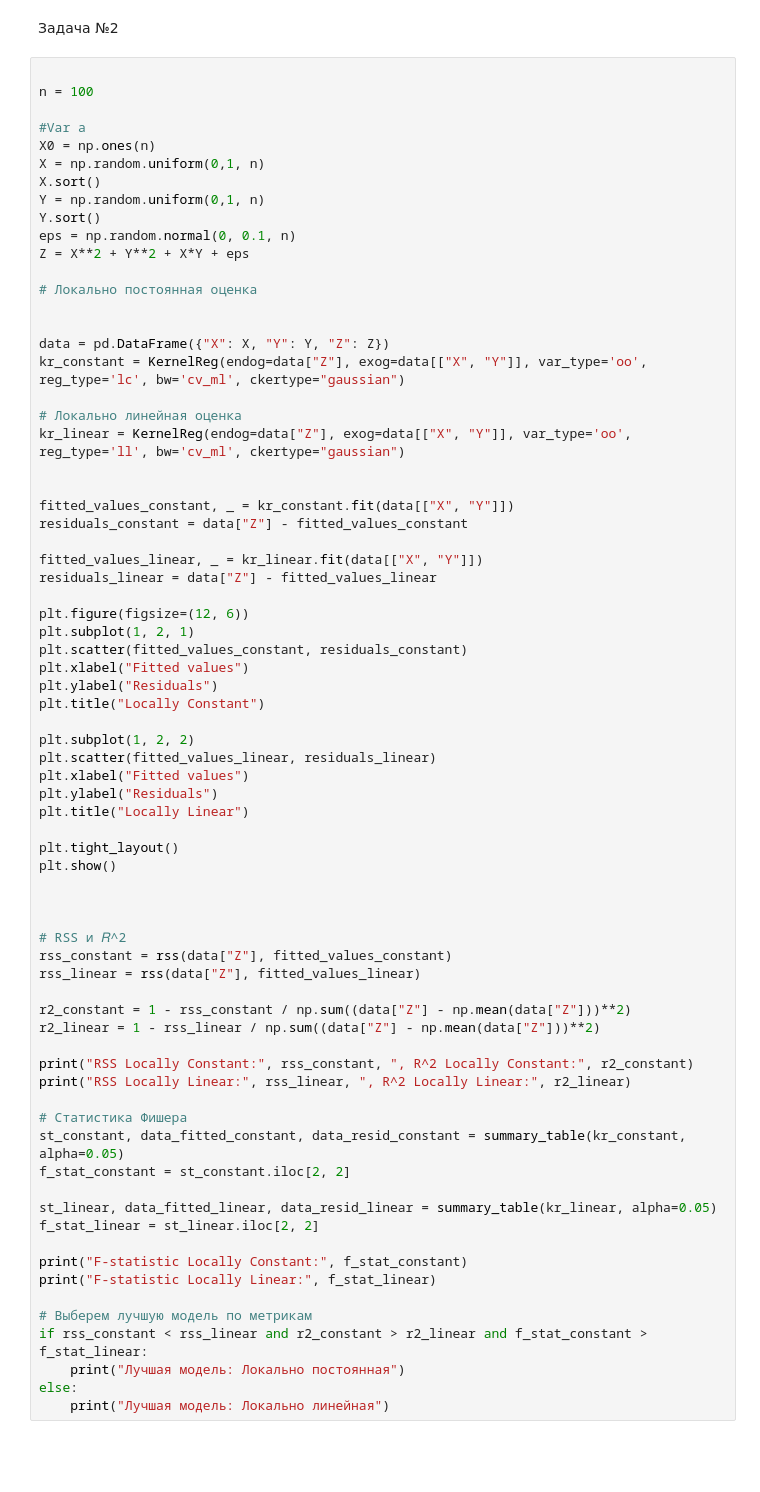
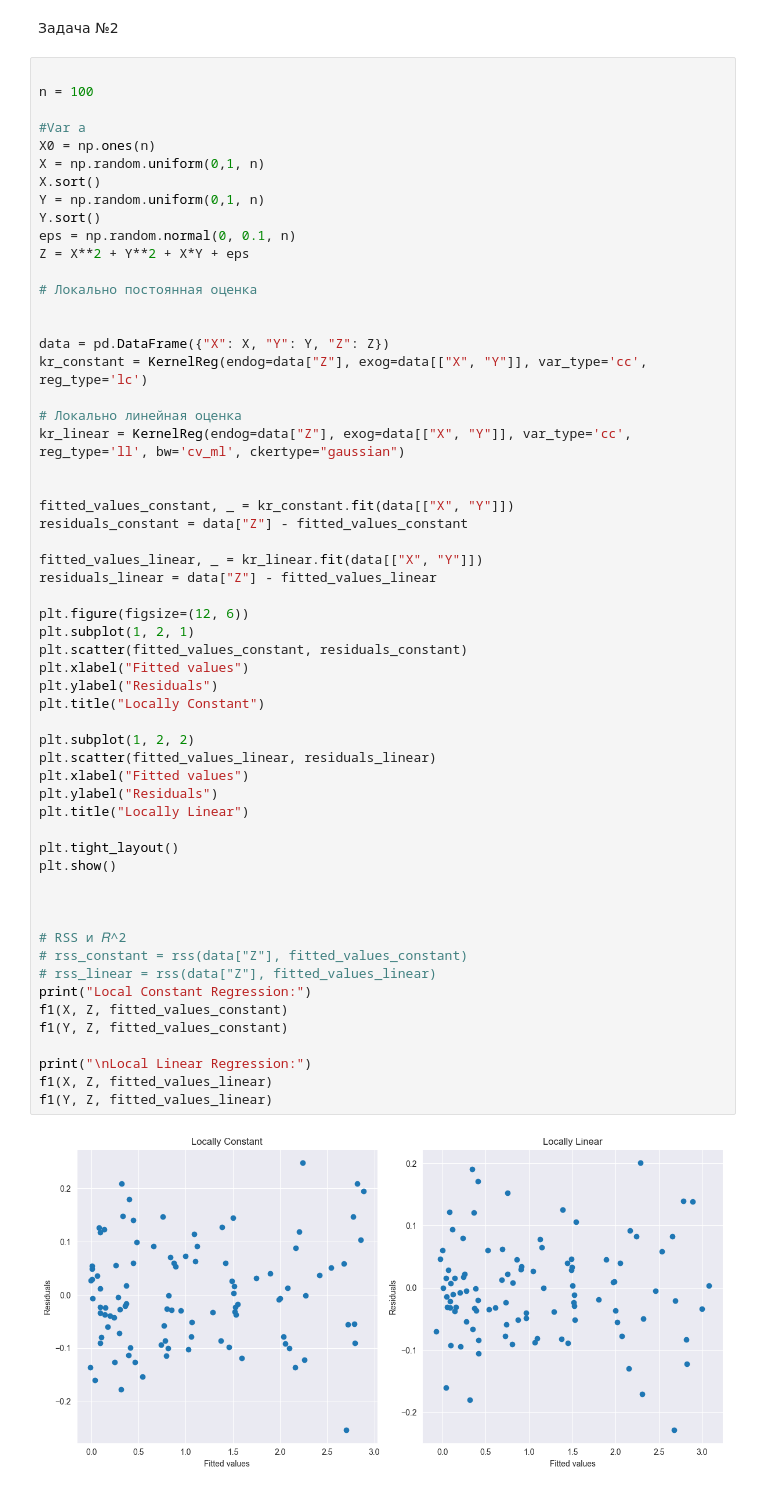
Before and after one commit to Saharochekl/DataAn2024, a Jupyter notebook: 05_04(T7_V1).ipynb, the cells around one changed output. Cells and saved outputs as stored; diff of their text form; blank space fills up the shorter version.

Commit message:
Tasks 1 and 2 RSS, R-sqr and f-stat added stable by func f1

```diff
--- a/05_04(T7_V1).ipynb
+++ b/05_04(T7_V1).ipynb
@@ -411,59 +360,45 @@ Z = X**2 + Y**2 + X*Y + eps
 
 
 data = pd.DataFrame({"X": X, "Y": Y, "Z": Z})
-kr_constant = KernelReg(endog=data["Z"], exog=data[["X", "Y"]], var_type='oo', reg_type='lc', bw='cv_ml', ckertype="gaussian")
+kr_constant = KernelReg(endog=data["Z"], exog=data[["X", "Y"]], var_type='cc', reg_type='lc')
 
 # Локально линейная оценка
-kr_linear = KernelReg(endog=data["Z"], exog=data[["X", "Y"]], var_type='oo', reg_type='ll', bw='cv_ml', ckertype="gaussian")
+kr_linear = KernelReg(endog=data["Z"], exog=data[["X", "Y"]], var_type='cc', reg_type='ll', bw='cv_ml', ckertype="gaussian")
 
 
 fitted_values_constant, _ = kr_constant.fit(data[["X", "Y"]])
 residuals_constant = data["Z"] - fitted_values_constant
 
 fitted_values_linear, _ = kr_linear.fit(data[["X", "Y"]])
 residuals_linear = data["Z"] - fitted_values_linear
 
 plt.figure(figsize=(12, 6))
 plt.subplot(1, 2, 1)
 plt.scatter(fitted_values_constant, residuals_constant)
 plt.xlabel("Fitted values")
 plt.ylabel("Residuals")
 plt.title("Locally Constant")
 
 plt.subplot(1, 2, 2)
 plt.scatter(fitted_values_linear, residuals_linear)
 plt.xlabel("Fitted values")
 plt.ylabel("Residuals")
 plt.title("Locally Linear")
 
 plt.tight_layout()
 plt.show()
 
 
 
 # RSS и 𝑅^2
-rss_constant = rss(data["Z"], fitted_values_constant)
-rss_linear = rss(data["Z"], fitted_values_linear)
+# rss_constant = rss(data["Z"], fitted_values_constant)
+# rss_linear = rss(data["Z"], fitted_values_linear)
+print("Local Constant Regression:")
+f1(X, Z, fitted_values_constant)
+f1(Y, Z, fitted_values_constant)
 
-r2_constant = 1 - rss_constant / np.sum((data["Z"] - np.mean(data["Z"]))**2)
-r2_linear = 1 - rss_linear / np.sum((data["Z"] - np.mean(data["Z"]))**2)
-
-print("RSS Locally Constant:", rss_constant, ", R^2 Locally Constant:", r2_constant)
-print("RSS Locally Linear:", rss_linear, ", R^2 Locally Linear:", r2_linear)
-
-# Статистика Фишера
-st_constant, data_fitted_constant, data_resid_constant = summary_table(kr_constant, alpha=0.05)
-f_stat_constant = st_constant.iloc[2, 2]
-
-st_linear, data_fitted_linear, data_resid_linear = summary_table(kr_linear, alpha=0.05)
-f_stat_linear = st_linear.iloc[2, 2]
-
-print("F-statistic Locally Constant:", f_stat_constant)
-print("F-statistic Locally Linear:", f_stat_linear)
-
-# Выберем лучшую модель по метрикам
-if rss_constant < rss_linear and r2_constant > r2_linear and f_stat_constant > f_stat_linear:
-    print("Лучшая модель: Локально постоянная")
-else:
-    print("Лучшая модель: Локально линейная")
+print("\nLocal Linear Regression:")
+f1(X, Z, fitted_values_linear)
+f1(Y, Z, fitted_values_linear)
 # %% [output]
+[figure, added]
```
Also changed, not shown: parts of 2 cells of this notebook.
